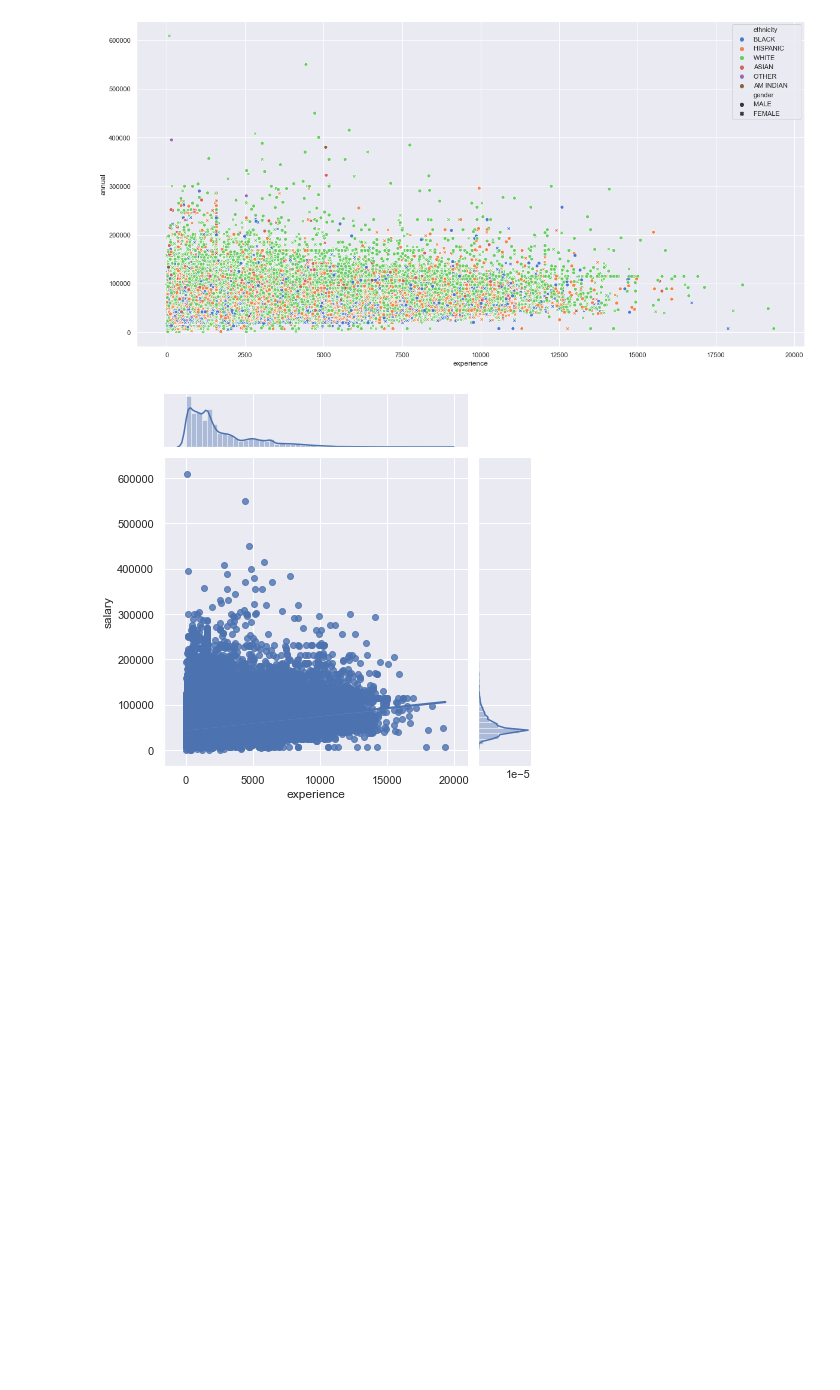
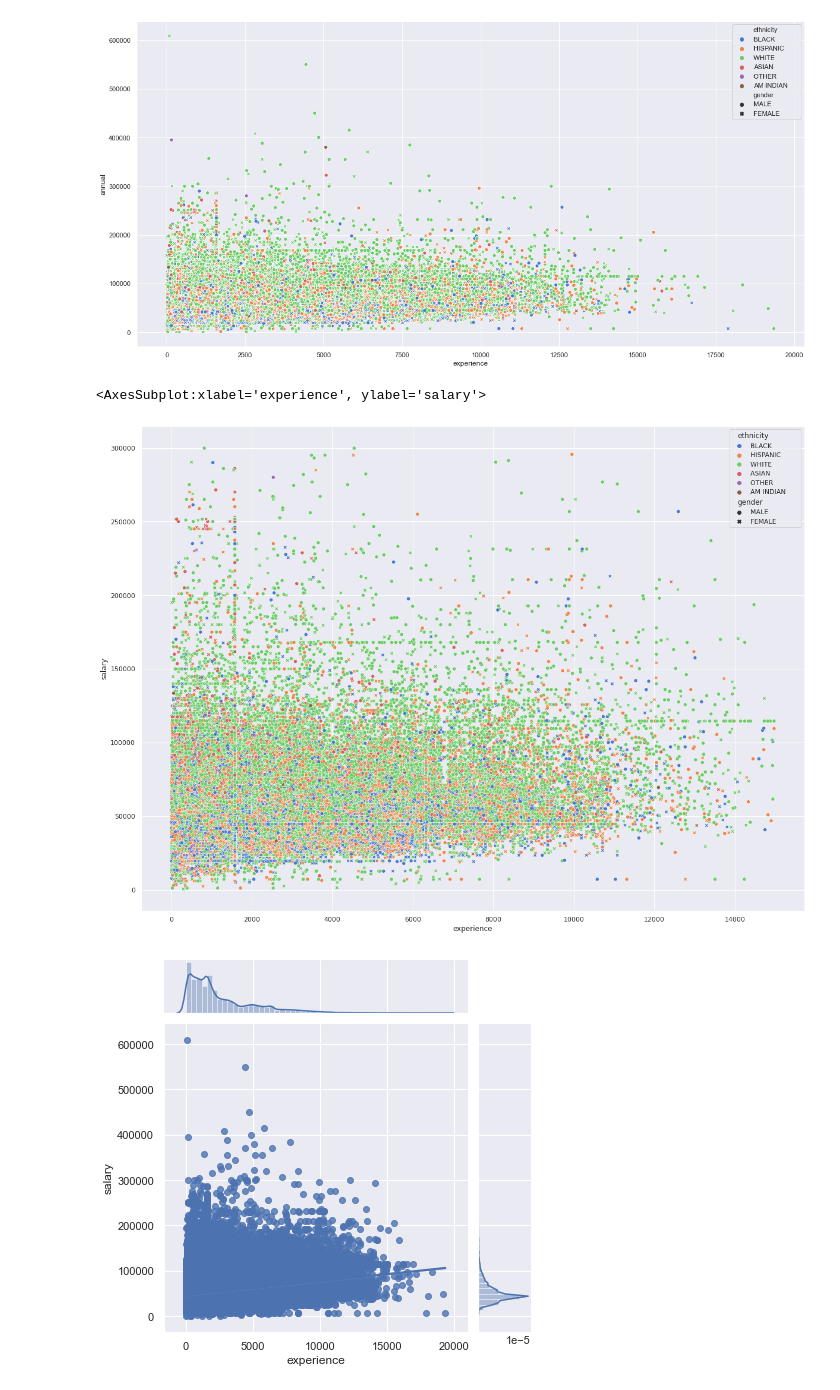
Before and after one commit to crazyjeannot/data_challenge, a Jupyter notebook: notebooks/EDA_datachallenge.ipynb, the cells around one changed output. Cells and saved outputs as stored; diff of their text form; code cells hidden in the pictures; blank space fills up the shorter version.

```diff
--- a/notebooks/EDA_datachallenge.ipynb
+++ b/notebooks/EDA_datachallenge.ipynb
@@ -67,6 +93,15 @@ sns.scatterplot(x = "experience", y = "salary", data = df_main, hue = "ethnicity
 # %% [output]
 <AxesSubplot:xlabel='experience', ylabel='annual'>
 [figure]
+# %%
+df_trie = df_main[df_main['salary'] < 300000]
+# %%
+df_trie = df_trie[df_trie['experience'] < 15000]
+# %%
+sns.scatterplot(x = "experience", y = "salary", data = df_trie, hue = "ethnicity", palette="muted", style='gender')
+# %% [output]
+<AxesSubplot:xlabel='experience', ylabel='salary'>
+[figure, added]
 # %%
 sns.jointplot(x="experience", y="salary", data=df_main, kind="reg");
 # %% [output]
```
Also changed, not shown: parts of 11 cells of this notebook, 1 other file.
